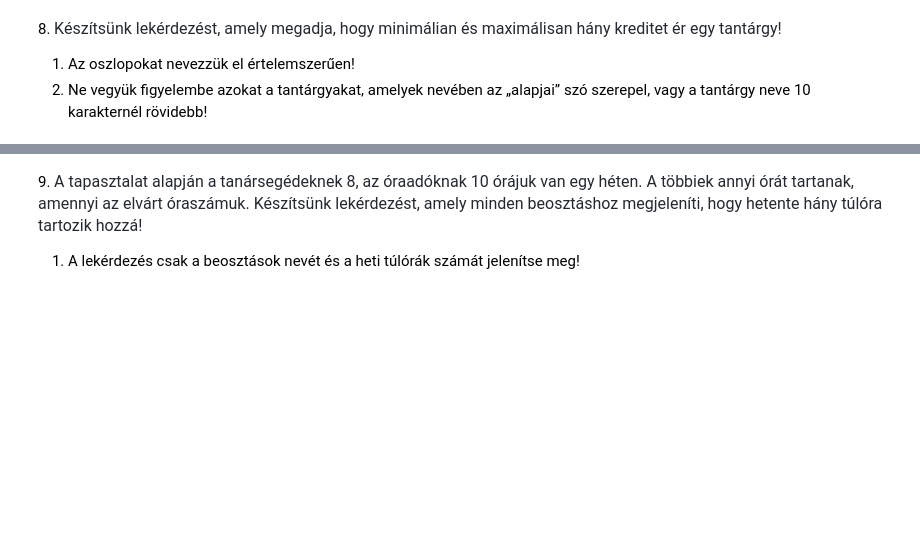
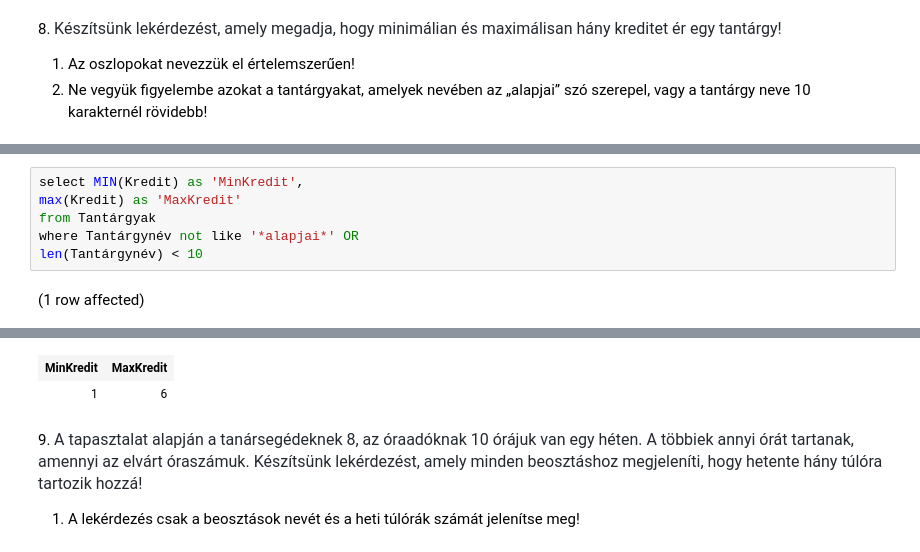
Before and after one commit to mustangk/Adatbazisok, a Jupyter notebook: gyakorlat02_feladatok .ipynb, the cells around one changed output, grey strips where cells are left out. Drawn from its saved outputs; the diff is of its cells as text; blank space fills up the shorter version.

```diff
--- a/gyakorlat02_feladatok .ipynb
+++ b/gyakorlat02_feladatok .ipynb
@@ -145,0 +142,8 @@ Total execution time: 00:00:00
+# %%
+select MIN(Kredit) as 'MinKredit',
+max(Kredit) as 'MaxKredit'
+from Tantárgyak
+where Tantárgynév not like '*alapjai*' OR
+len(Tantárgynév) < 10
+# %% [output]
+(1 row affected)
@@ -146,3 +151,5 @@ Total execution time: 00:00:00
+| MinKredit | MaxKredit |
+| 1 | 6 |
 # %% [markdown]
 9. <span style="color: rgb(36, 41, 47); font-family: -apple-system, BlinkMacSystemFont, &quot;Segoe UI&quot;, Helvetica, Arial, sans-serif, &quot;Apple Color Emoji&quot;, &quot;Segoe UI Emoji&quot;; font-size: 16px;">A tapasztalat alapján a tanársegédeknek 8, az óraadóknak 10 órájuk van egy héten. A többiek annyi órát tartanak, amennyi az elvárt óraszámuk. Készítsünk lekérdezést, amely minden beosztáshoz megjeleníti, hogy hetente hány túlóra tartozik hozzá!</span>
 
```
Also changed, not shown: parts of 2 cells of this notebook.
